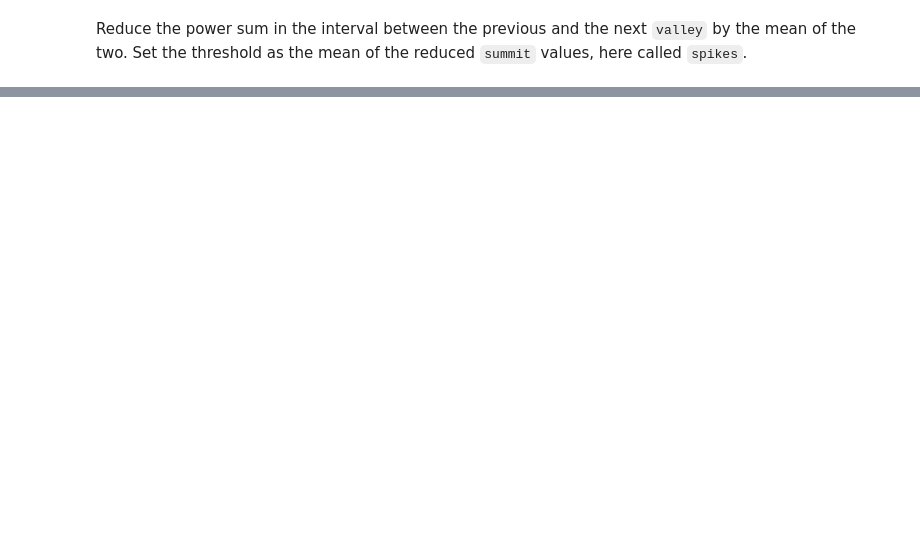
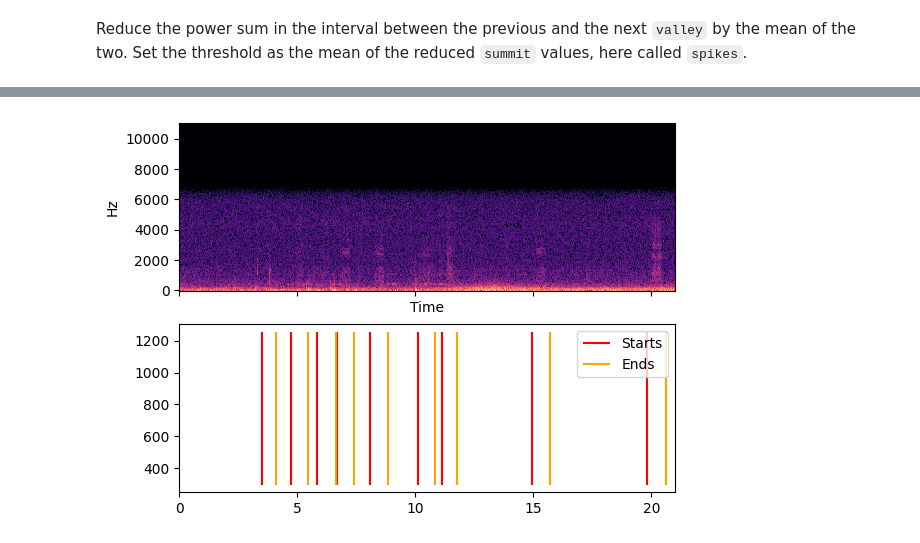
Before and after one commit to plaf2000/tytalb, a Jupyter notebook: analyze_subchunks.ipynb, the cells around one changed output, grey strips where cells are left out. Cells and saved outputs as stored; diff of their text form; code cells hidden in the pictures; blank space fills up the shorter version.

```diff
--- a/analyze_subchunks.ipynb
+++ b/analyze_subchunks.ipynb
@@ -147,95 +122,35 @@ plt.show()
 # %%
 
+# Find the two enclosing valleys for spikes above threshold
 sample_start_mask = np.zeros_like(y, dtype=np.bool_)
 sample_start_mask[valley_i[:-1][spikes > thresh]] = True
 sample_start_i = np.flatnonzero(sample_start_mask)
 sample_end_mask = np.zeros_like(sample_start_mask)
 sample_end_mask[valley_i[1:][spikes > thresh]] = True
 sample_end_i = np.flatnonzero(sample_end_mask)
+dconv = np.diff(conv)
+
+# For all intervals take the position at which the first difference is minimal resp. maximal.
 for i, (ssi, sei) in enumerate(zip(sample_start_i, sample_end_i)):
     dconv_ = dconv[ssi:sei]
     sample_start_i[i] = ssi + np.argmax(dconv_)
     sample_end_i[i] = ssi + np.argmin(dconv_)
-    ax[1].plot(times_plot[ssi:sei], dconv_)
-
-
-
-
-
-dsummit_i = np.flatnonzero(dsummit)
-print(len(summit_i), len(dsummit_i), len(dvalley_i))
-dvalley_i = np.flatnonzero(dvalley)
 
 px_to_sample = len(y) / len(conv)
 
+# Convert from spectrogram column index to samples
+# Apply some margin to give some space around the call (more "context" for Birdnet's custom classifier)
 subseg_starts = ((sample_start_i) * px_to_sample - margin * sr).astype(np.int64)
 subseg_ends =  ((sample_end_i) * px_to_sample + margin * sr).astype(np.int64)
 
-
-
-l = len(y)
-times_plot = np.linspace(0, dur, l)
-
-ax[1].vlines(times_plot[np.delete(subseg_starts, subseg_starts>len(times_plot))], conv.min(), conv.max(), colors="red")
-ax[1].vlines(times_plot[np.delete(subseg_ends, subseg_ends>len(times_plot))], conv.min(), conv.max(), colors="green")
-# plt.xlim([6,8])
-plt.show()
-
-plt.close()
-
-
-valid_starts = []
-valid_ends = []
-
-np.random.seed(42)
-white_noise = np.random.normal(np.mean(y), np.std(y), size=sr * dur_birdnet)
-
-for ss, se in zip(subseg_starts, subseg_ends):
-    y_subseg = np.array(white_noise)
-    dur = (se-ss) / sr
-
-
-
-
-    if dur > dur_birdnet:
-        # Make sure that the duration is not longer than BirdNET allows
-        center = (se + ss) // 2
-        ss = sample_dur_birdnet // 2
-        se = ss + sample_dur_birdnet
-
-    y_ = y[ss: se]
-    center = int(sample_dur_birdnet // 2)
-    l_half = int(len(y_) // 2)
-    start = center - l_half
-    print(len(y_), len(y_subseg))
-    y_subseg[start: start + len(y_)] = y_
-    pred = an.predict_with_custom_classifier(y_subseg)[0]
-
-    # Assign scores to labels
-    p_labels = dict(zip(an.labels, pred))
-
-    # Sort by score
-    p_sorted = sorted(
-        p_labels.items(), key=operator.itemgetter(1), reverse=True
-    )
-    print(p_sorted)
-
-    # Filter by recording.minimum_confidence so not to needlessly store full 8K array for each chunk.
-    conf_thresh = .9
-    p_sorted = [i for i in p_sorted if i[1] >= conf_thresh]
-    if p_sorted:
-        print("Taken", dur)
-        valid_starts.append(ss)
-        valid_ends.append(se)
+times_plot = tstamps_arr(y)
+l = len(times_plot)
 
 fig, ax = plt.subplots(nrows=2, sharex=True)
-times_spec = np.linspace(0, dur, spec.shape[1])
-librosa.display.specshow(spec, x_coords = times_spec, x_axis='time', y_axis='linear', ax=ax[0])
-
-l = len(y)
-times_plot = np.linspace(0, dur, l)
-plt.plot(times_plot, y)
-plt.vlines(times_plot[valid_starts], y.min(), y.max(), colors="red")
-# plt.vlines(100, y.min(), y.max(), colors="red")
-plt.vlines(times_plot[valid_ends], y.min(), y.max(), colors="green")
+librosa.display.specshow(spec, x_coords = spec_tstamps, x_axis='time', y_axis='linear', ax=ax[0])
+ax[1].vlines(times_plot[np.delete(subseg_starts, subseg_starts>l)], conv.min(), conv.max(), colors="red", label="Starts")
+ax[1].vlines(times_plot[np.delete(subseg_ends, subseg_ends>l)], conv.min(), conv.max(), colors="orange", label="Ends")
+ax[1].legend()
 plt.show()
+# %% [output]
+[figure, added]
```
Also changed, not shown: parts of 13 cells of this notebook.
